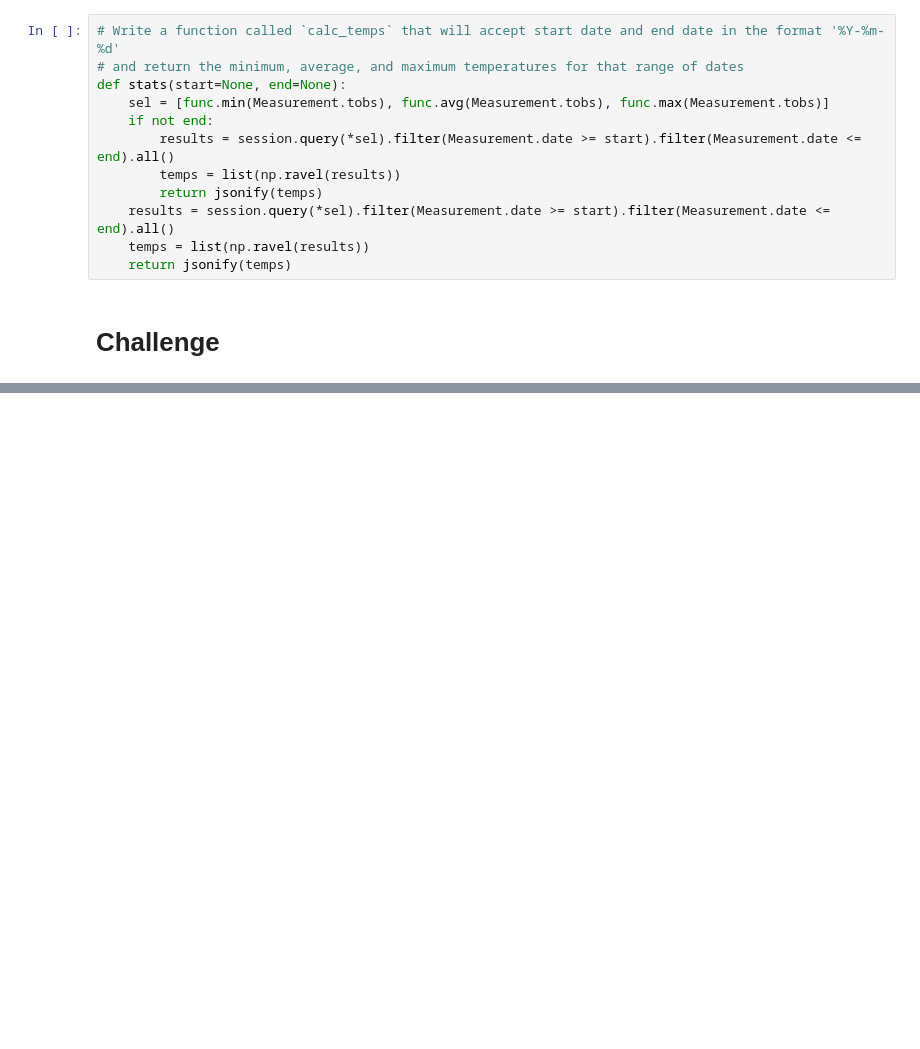
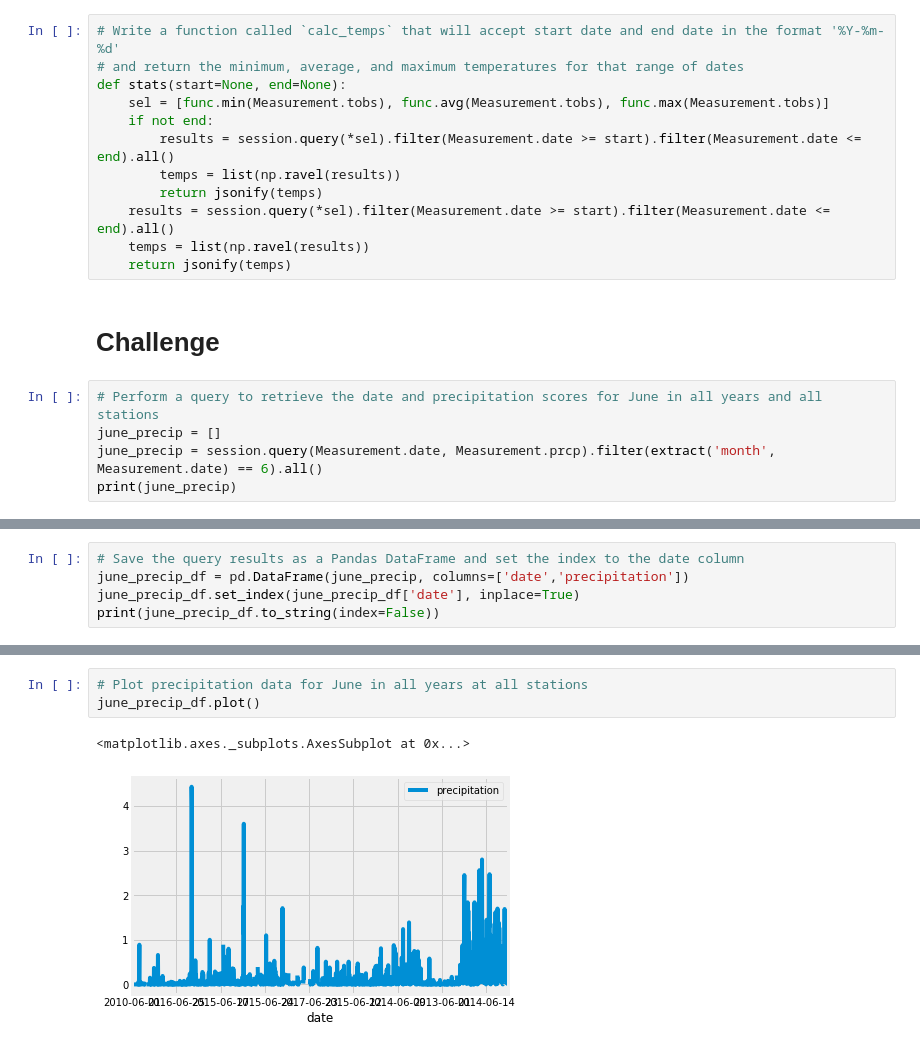
Before and after one commit to JVChermak/JasminChermak_Mod9_surfs_up_Challenge, a Jupyter notebook: climate_analysis.ipynb, the cells around one changed output, grey strips where cells are left out. Cells and saved outputs as stored; diff of their text form; blank space fills up the shorter version.

Commit message:
Adding June and December data.

```diff
--- a/climate_analysis.ipynb
+++ b/climate_analysis.ipynb
@@ -158,3 +158,8 @@ def stats(start=None, end=None):
     return jsonify(temps)
 # %% [markdown]
 # Challenge
+# %%
+# Perform a query to retrieve the date and precipitation scores for June in all years and all stations
+june_precip = []
+june_precip = session.query(Measurement.date, Measurement.prcp).filter(extract('month', Measurement.date) == 6).all()
+print(june_precip)
@@ -160,0 +168,5 @@ def stats(start=None, end=None):
+# %%
+# Save the query results as a Pandas DataFrame and set the index to the date column
+june_precip_df = pd.DataFrame(june_precip, columns=['date','precipitation'])
+june_precip_df.set_index(june_precip_df['date'], inplace=True)
+print(june_precip_df.to_string(index=False))
@@ -160,0 +204,6 @@ def stats(start=None, end=None):
+# %%
+# Plot precipitation data for June in all years at all stations
+june_precip_df.plot()
+# %% [output]
+<matplotlib.axes._subplots.AxesSubplot at 0x...>
+[figure, added]
```
Also changed, not shown: parts of 16 cells of this notebook, 1 other file.
